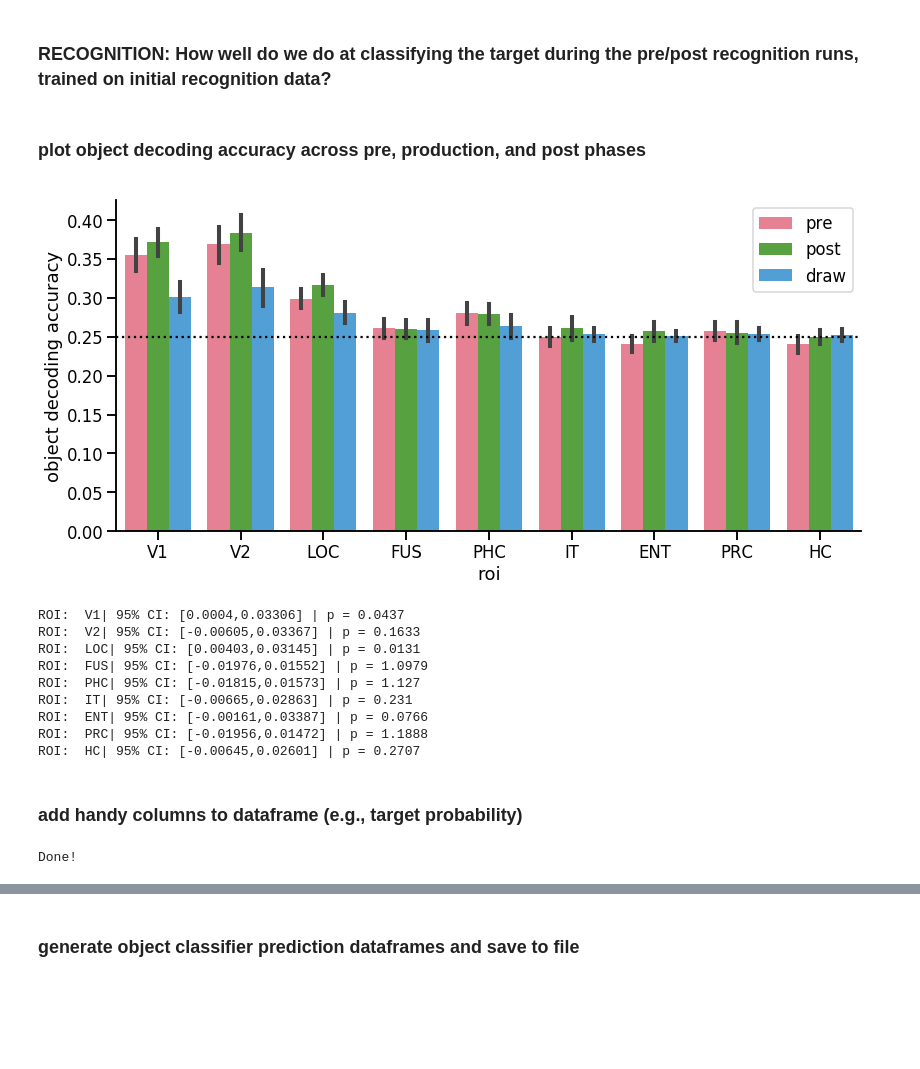
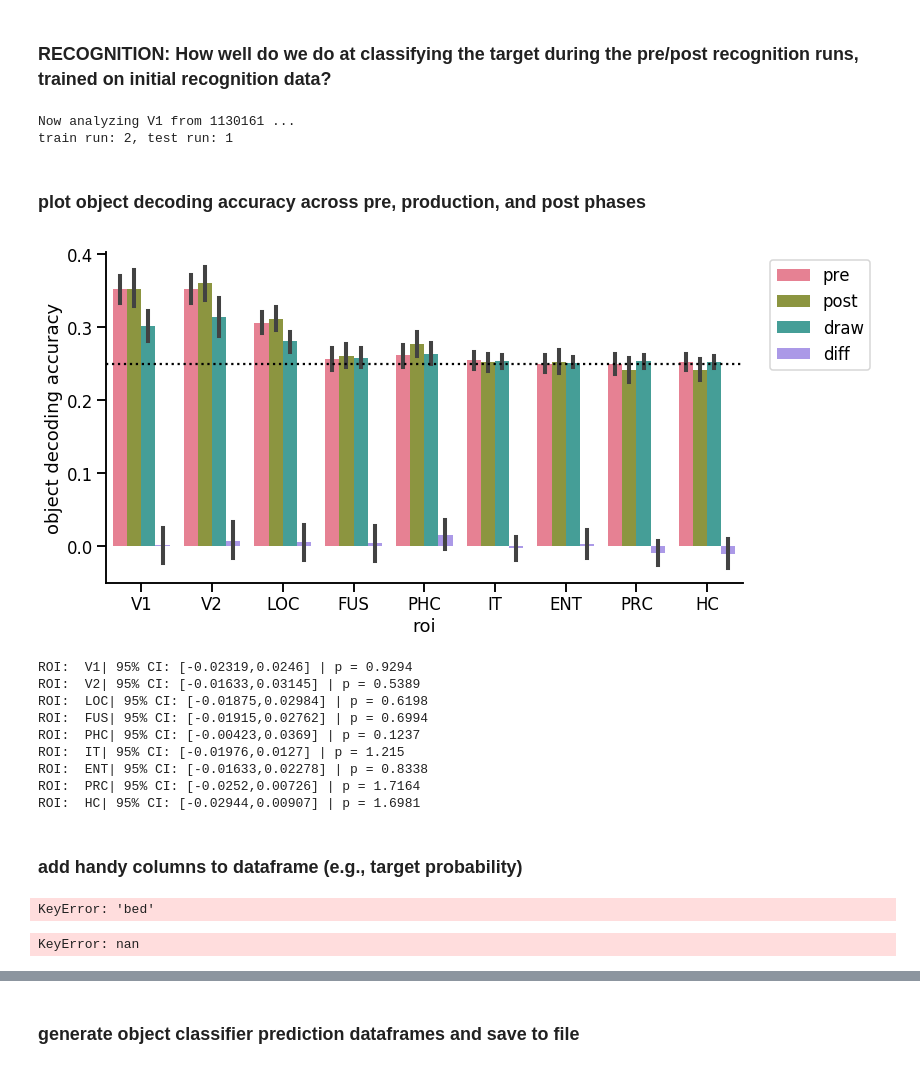
Before and after one commit to cogtoolslab/neurosketch, a Jupyter notebook: ipynb/golden/1_object_evidence_during_recognition.ipynb, the cells around one changed output, grey strips where cells are left out. Drawn from its saved outputs; the diff is of its cells as text; code cells hidden in the pictures; blank space fills up the shorter version.

```diff
--- a/ipynb/golden/1_object_evidence_during_recognition.ipynb
+++ b/ipynb/golden/1_object_evidence_during_recognition.ipynb
@@ -147,11 +147,11 @@ reload(utils)
 logged = True
 version = '4way'
 
-really_run = 0
+really_run = 1
 if really_run:
 
-    ALLPRE, Accpre = utils.make_prepostrecog_predictions(sub_list,roi_list_recog,test_phase='pre',logged=logged)
-    ALLPOST, Accpost = utils.make_prepostrecog_predictions(sub_list,roi_list_recog,test_phase='post',logged=logged)
+    ALLPRE, Accpre = utils.make_prepostrecog_predictions_withinphase(sub_list,roi_list_recog,test_phase='pre',logged=logged)
+    ALLPOST, Accpost = utils.make_prepostrecog_predictions_withinphase(sub_list,roi_list_recog,test_phase='post',logged=logged)
 
     ## add raw probs to ALLPRE and ALLPOST dataframes
     append_raw_dict = dict(zip(['t1_prob','t2_prob','c1_prob','c2_prob'],['t1_prob_raw','t2_prob_raw','c1_prob_raw','c2_prob_raw']))
@@ -177,38 +177,43 @@ else:
     Accpre = np.load(os.path.join(results_dir,'object_classifier_accuracy_pre.npy'))
     Accpost = np.load(os.path.join(results_dir,'object_classifier_accuracy_post.npy'))
     Accdiff = np.load(os.path.join(results_dir,'object_classifier_accuracy_diff.npy'))
+# %% [output]
+Now analyzing V1 from 1130161 ...
+train run: 2, test run: 1
 # %% [markdown]
 ### plot object decoding accuracy across pre, production, and post phases
 # %%
 reload(utils)
 
 ## aggregate pre, draw, post decoding accuracy
 AE = utils.preprocess_acc_array(Accpre,phase='pre')
 AD = utils.preprocess_acc_array(Acc,phase='draw')
 AO = utils.preprocess_acc_array(Accpost,phase='post')
 AF = utils.preprocess_acc_array(Accdiff,phase='diff')
 
 ## save out change in decoding accuracy from pre to post to dataframe
+A = pd.concat([AE,AD,AO],axis=0)
 A2 = pd.concat([AE,AD,AO,AF],axis=0)
 A2.to_csv(os.path.join(proj_dir,'csv/object_classifier_accuracy_allphases.csv'))
 
 ## generate plot
-g = sns.catplot(data=A,
+g = sns.catplot(data=A2,
             x='roi',
             y='acc',
             hue='phase',
             kind='bar',
+            hue_order=['pre','post','draw','diff'],
             palette='husl',
             legend=False,
             aspect=2,
             height=6)
-plt.legend()
+plt.legend(bbox_to_anchor=(1.03,1))
 plt.ylabel('object decoding accuracy')
 plt.axhline(0.25,linestyle=':',color='k')
 out_path = os.path.join(proj_dir,'plots/{}/object_classifier_accuracy_bars_allphases.pdf'.format(nb_name))
 plt.savefig(out_path,format='pdf')
 # %% [output]
-[figure, old version]
+[figure, new version]
 # %%
 ## print 95% CIs for change in decoding accuracy for each ROI
 reload(utils)
@@ -217,15 +222,15 @@ for i,roi in enumerate(roi_list_formatted):
     U,lb,ub,p1,p2 = h.bootstrapCI(Accdiff[i,:],nIter=20000)
     print 'ROI:  {}| 95% CI: [{},{}] | p = {}'.format(roi, np.round(lb,5), np.round(ub,5), p1)
 # %% [output]
-ROI:  V1| 95% CI: [0.0004,0.03306] | p = 0.0437
-ROI:  V2| 95% CI: [-0.00605,0.03367] | p = 0.1633
-ROI:  LOC| 95% CI: [0.00403,0.03145] | p = 0.0131
-ROI:  FUS| 95% CI: [-0.01976,0.01552] | p = 1.0979
-ROI:  PHC| 95% CI: [-0.01815,0.01573] | p = 1.127
-ROI:  IT| 95% CI: [-0.00665,0.02863] | p = 0.231
-ROI:  ENT| 95% CI: [-0.00161,0.03387] | p = 0.0766
-ROI:  PRC| 95% CI: [-0.01956,0.01472] | p = 1.1888
-ROI:  HC| 95% CI: [-0.00645,0.02601] | p = 0.2707
+ROI:  V1| 95% CI: [-0.02319,0.0246] | p = 0.9294
+ROI:  V2| 95% CI: [-0.01633,0.03145] | p = 0.5389
+ROI:  LOC| 95% CI: [-0.01875,0.02984] | p = 0.6198
+ROI:  FUS| 95% CI: [-0.01915,0.02762] | p = 0.6994
+ROI:  PHC| 95% CI: [-0.00423,0.0369] | p = 0.1237
+ROI:  IT| 95% CI: [-0.01976,0.0127] | p = 1.215
+ROI:  ENT| 95% CI: [-0.01633,0.02278] | p = 0.8338
+ROI:  PRC| 95% CI: [-0.0252,0.00726] | p = 1.7164
+ROI:  HC| 95% CI: [-0.02944,0.00907] | p = 1.6981
 # %% [markdown]
 ### add handy columns to dataframe (e.g., target probability)
 # %%
@@ -235,7 +240,7 @@ ALLPRE = utils.add_target_prob_column(ALLPRE)
 ALLPOST = utils.add_target_prob_column(ALLPOST)
 print 'Done!'
 # %% [output]
-Done!
+KeyError: 'bed'
 # %%
 ## post processing on the mega dataframes for pretty plotting
 ALLPRE['phase'] = 'pre'
@@ -253,6 +258,8 @@ ALLPREPOST['max_prob_raw'] = ALLPREPOST[['t1_prob_raw','t2_prob_raw','c1_prob_ra
 
 ## add correct column, assuming classifier deterministically takes top probability object
 ALLPREPOST['correct'] = ALLPREPOST['max_prob_raw']==ALLPREPOST['target_prob_raw']
+# %% [output]
+KeyError: nan
 # %%
 ## define accuracy dataframe for each roi, subject, phase, roi
 ALLPREPOSTACC = ALLPREPOST.groupby(['roi_formatted','subj','phase','trained'])['correct'].mean().reset_index()
```
Also changed, not shown: parts of 8 cells of this notebook, 2 other files.
